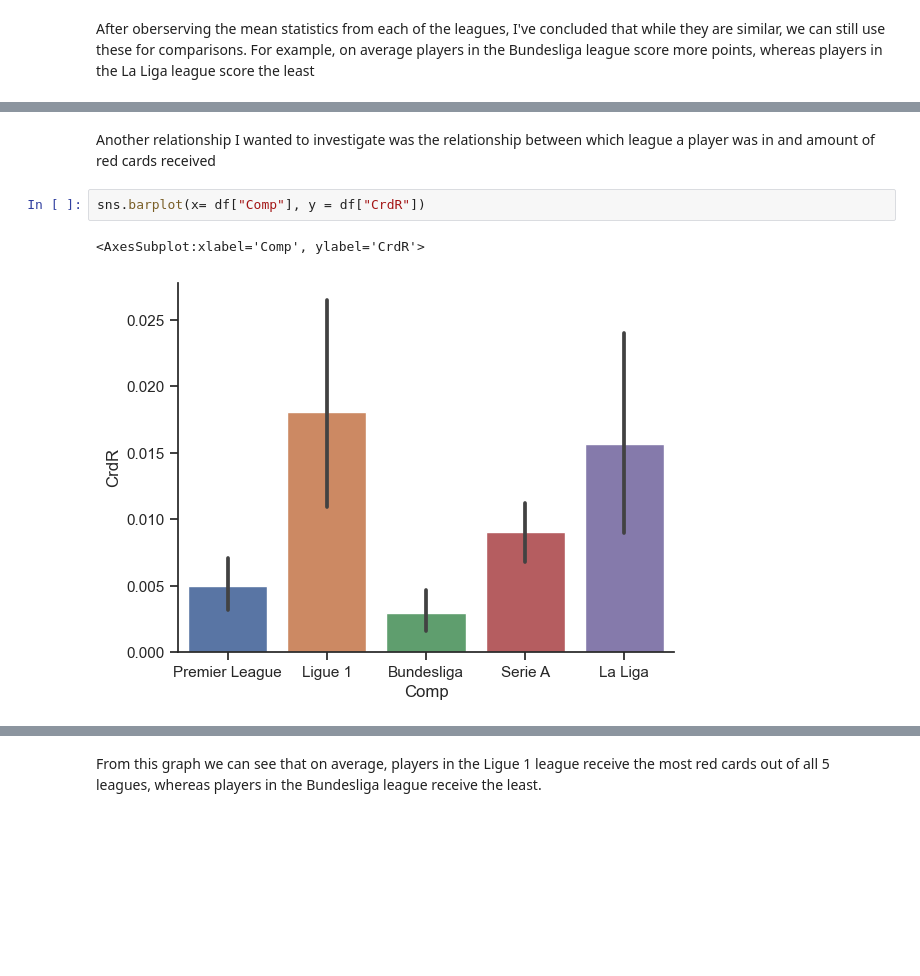
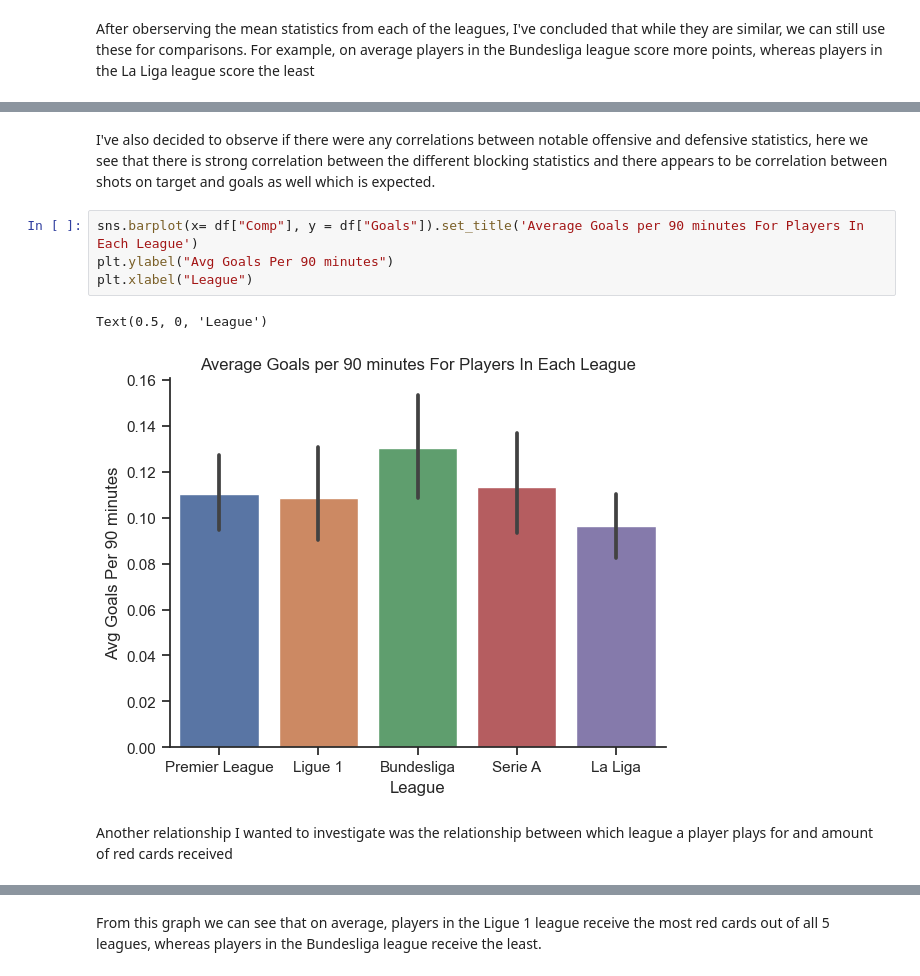
Before and after one commit to ubco-W2022T1-cosc301/project-group-25, a Jupyter notebook: notebooks/analysis2.ipynb, the cells around one changed output, grey strips where cells are left out. Saved outputs shown, nothing was run; the diff lists cells and outputs as text; blank space fills up the shorter version.

```diff
--- a/notebooks/analysis2.ipynb
+++ b/notebooks/analysis2.ipynb
@@ -122,7 +118,11 @@ sns.barplot(x= df["Comp"], y = df["Goals"])
+# %% [markdown]
+I've also decided to observe if there were any correlations between notable offensive and defensive statistics, here we see that there is strong correlation between the different blocking statistics and there appears to be correlation between shots on target and goals as well which is expected.
+# %%
+sns.barplot(x= df["Comp"], y = df["Goals"]).set_title('Average Goals per 90 minutes For Players In Each League')
+plt.ylabel("Avg Goals Per 90 minutes")
+plt.xlabel("League")
+# %% [output]
+Text(0.5, 0, 'League')
+[figure, added]
 # %% [markdown]
-Another relationship I wanted to investigate was the relationship between which league a player was in and amount of red cards received
+Another relationship I wanted to investigate was the relationship between which league a player plays for and amount of red cards received
-# %%
-sns.barplot(x= df["Comp"], y = df["CrdR"])
-# %% [output]
-<AxesSubplot:xlabel='Comp', ylabel='CrdR'>
-[figure, removed]
```
Also changed, not shown: parts of 19 cells of this notebook, 1 other file.
